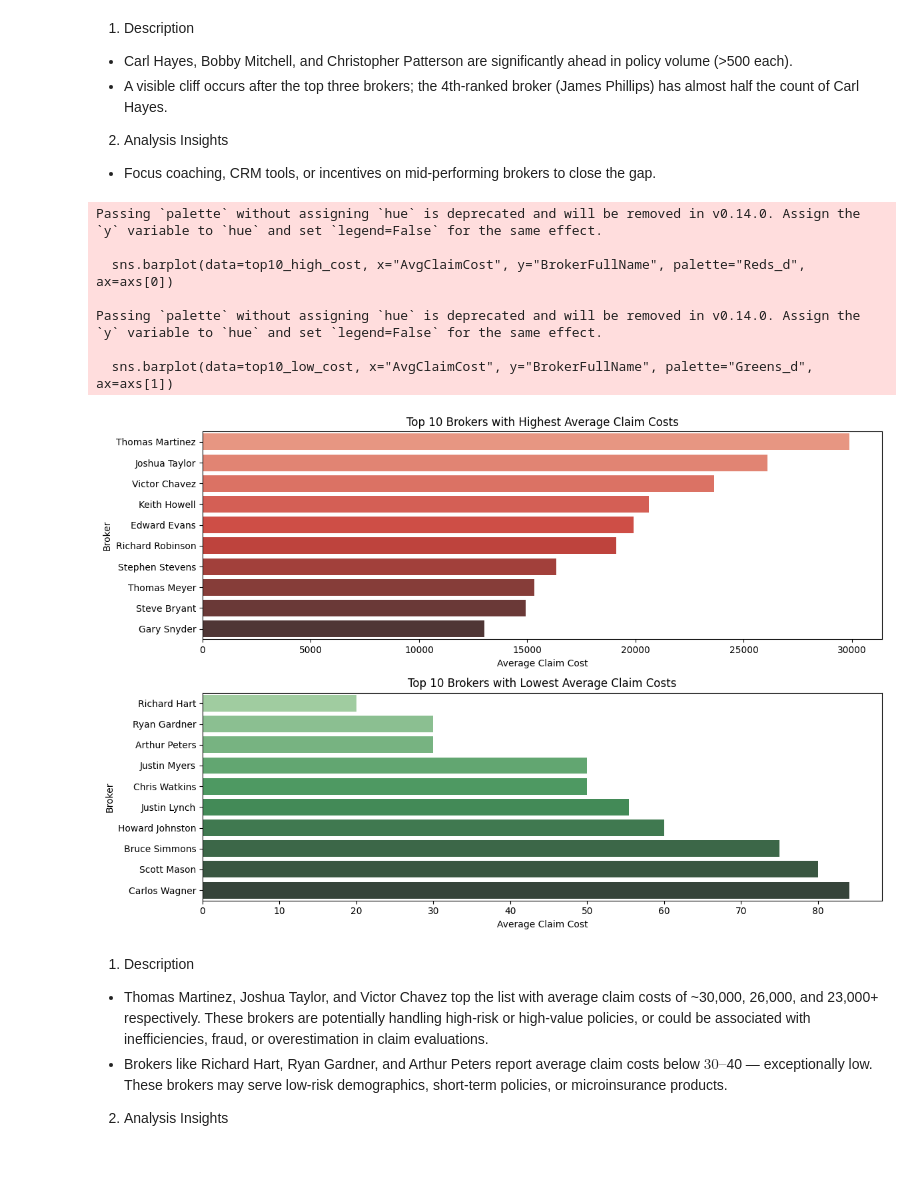
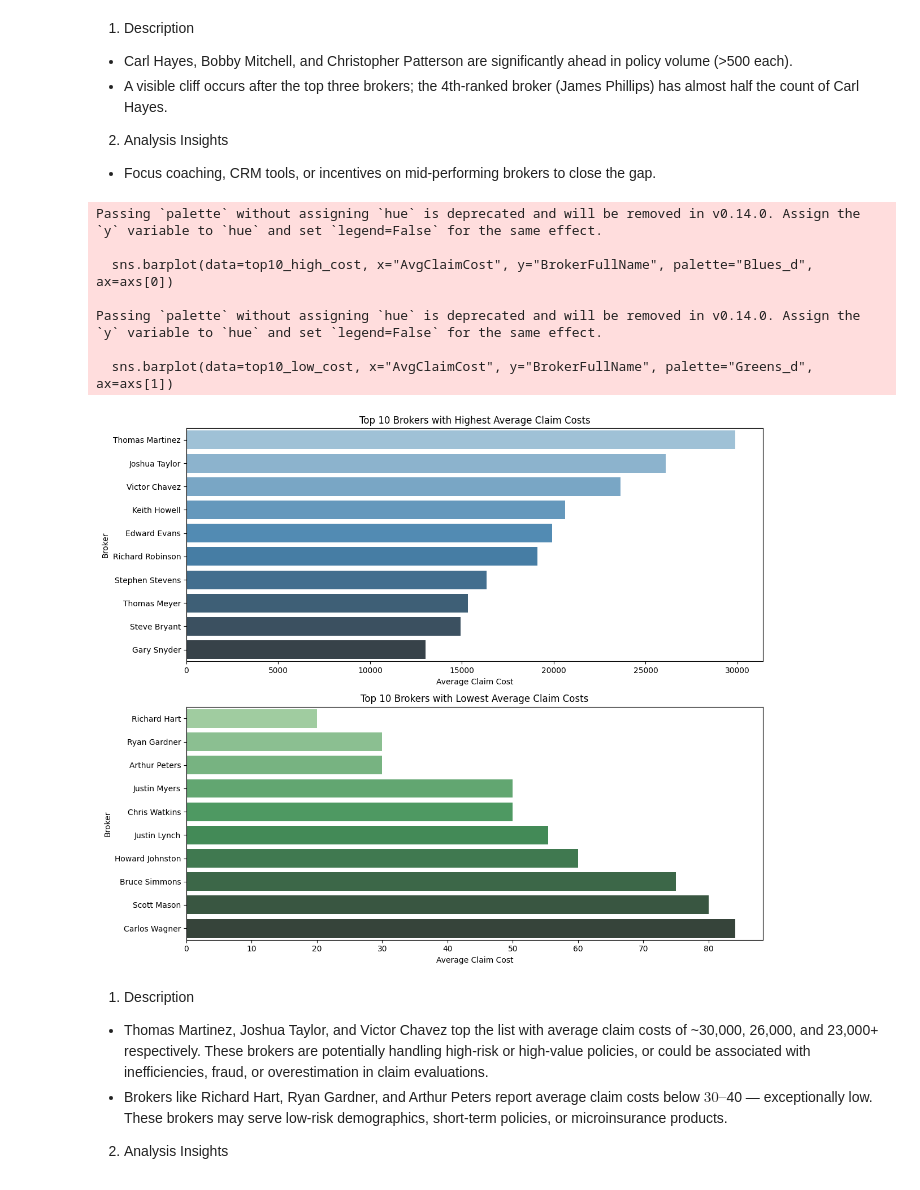
Before and after one commit to 1aXon9An/Big-Data-Group-3, a Jupyter notebook: Part_5.ipynb, the cells around one changed output. Saved outputs shown, nothing was run; the diff lists cells and outputs as text; code cells hidden in the pictures.

```diff
--- a/Part_5.ipynb
+++ b/Part_5.ipynb
@@ -31,9 +31,9 @@ import seaborn as sns
 %matplotlib inline
 
 # Read the CSV files
-brokers = pd.read_csv("c:\\Code\\HELLOWORLD\\Python\\Bigdata\\Group_project\\Brokers.csv")
-policies = pd.read_csv("c:\\Code\\HELLOWORLD\\Python\\Bigdata\\Group_project\\Policies.csv")
-claims = pd.read_csv("c:\\Code\\HELLOWORLD\\Python\\Bigdata\\Group_project\\Claims_Announce.csv")
+brokers = pd.read_excel("Cleaned_Insurance_Claims_Data.xlsx", sheet_name="Brokers")
+policies = pd.read_excel("Cleaned_Insurance_Claims_Data.xlsx", sheet_name="Policies")
+claims = pd.read_excel("Cleaned_Insurance_Claims_Data.xlsx", sheet_name="Claims Announcements")
 
 # Convert date columns
 claims['AnnouncementDate'] = pd.to_datetime(claims['AnnouncementDate'])
@@ -447,37 +447,37 @@ avg_claim_cost = pd.merge(avg_claim_cost, brokers[['BrokerID','BrokerFullName']]
 # Get the top 10 lowest average claim costs
 top10_low_cost = avg_claim_cost.sort_values("AvgClaimCost", ascending=True).head(10)
 
 # Get the top 10 highest average claim costs
 top10_high_cost = avg_claim_cost.sort_values("AvgClaimCost", ascending=False).head(10)
 
 # Create a figure with two subplots
-fig, axs = plt.subplots(2, 1, figsize=(12, 8))
+fig, axs = plt.subplots(2, 1, figsize=(12, 10))
 
 # Top 10 Brokers with Highest Average Claim Costs
-sns.barplot(data=top10_high_cost, x="AvgClaimCost", y="BrokerFullName", palette="Reds_d", ax=axs[0])
+sns.barplot(data=top10_high_cost, x="AvgClaimCost", y="BrokerFullName", palette="Blues_d", ax=axs[0])
 axs[0].set_title("Top 10 Brokers with Highest Average Claim Costs")
 axs[0].set_xlabel("Average Claim Cost")
 axs[0].set_ylabel("Broker")
 
 # Top 10 Brokers with Lowest Average Claim Costs
 sns.barplot(data=top10_low_cost, x="AvgClaimCost", y="BrokerFullName", palette="Greens_d", ax=axs[1])
 axs[1].set_title("Top 10 Brokers with Lowest Average Claim Costs")
 axs[1].set_xlabel("Average Claim Cost")
 axs[1].set_ylabel("Broker")
 
 # Layout so plots do not overlap
 fig.tight_layout()
 
 plt.show()
 # %% [output]
 Passing `palette` without assigning `hue` is deprecated and will be removed in v0.14.0. Assign the `y` variable to `hue` and set `legend=False` for the same effect.
 
-  sns.barplot(data=top10_high_cost, x="AvgClaimCost", y="BrokerFullName", palette="Reds_d", ax=axs[0])
+  sns.barplot(data=top10_high_cost, x="AvgClaimCost", y="BrokerFullName", palette="Blues_d", ax=axs[0])
 
 Passing `palette` without assigning `hue` is deprecated and will be removed in v0.14.0. Assign the `y` variable to `hue` and set `legend=False` for the same effect.
 
   sns.barplot(data=top10_low_cost, x="AvgClaimCost", y="BrokerFullName", palette="Greens_d", ax=axs[1])
-[figure, old version]
+[figure, new version]
 # %% [markdown]
 1. Description
 - Thomas Martinez, Joshua Taylor, and Victor Chavez top the list with average claim costs of ~30,000, 26,000, and 23,000+ respectively. These brokers are potentially handling high-risk or high-value policies, or could be associated with inefficiencies, fraud, or overestimation in claim evaluations.
```
Also changed, not shown: parts of 5 cells of this notebook.
